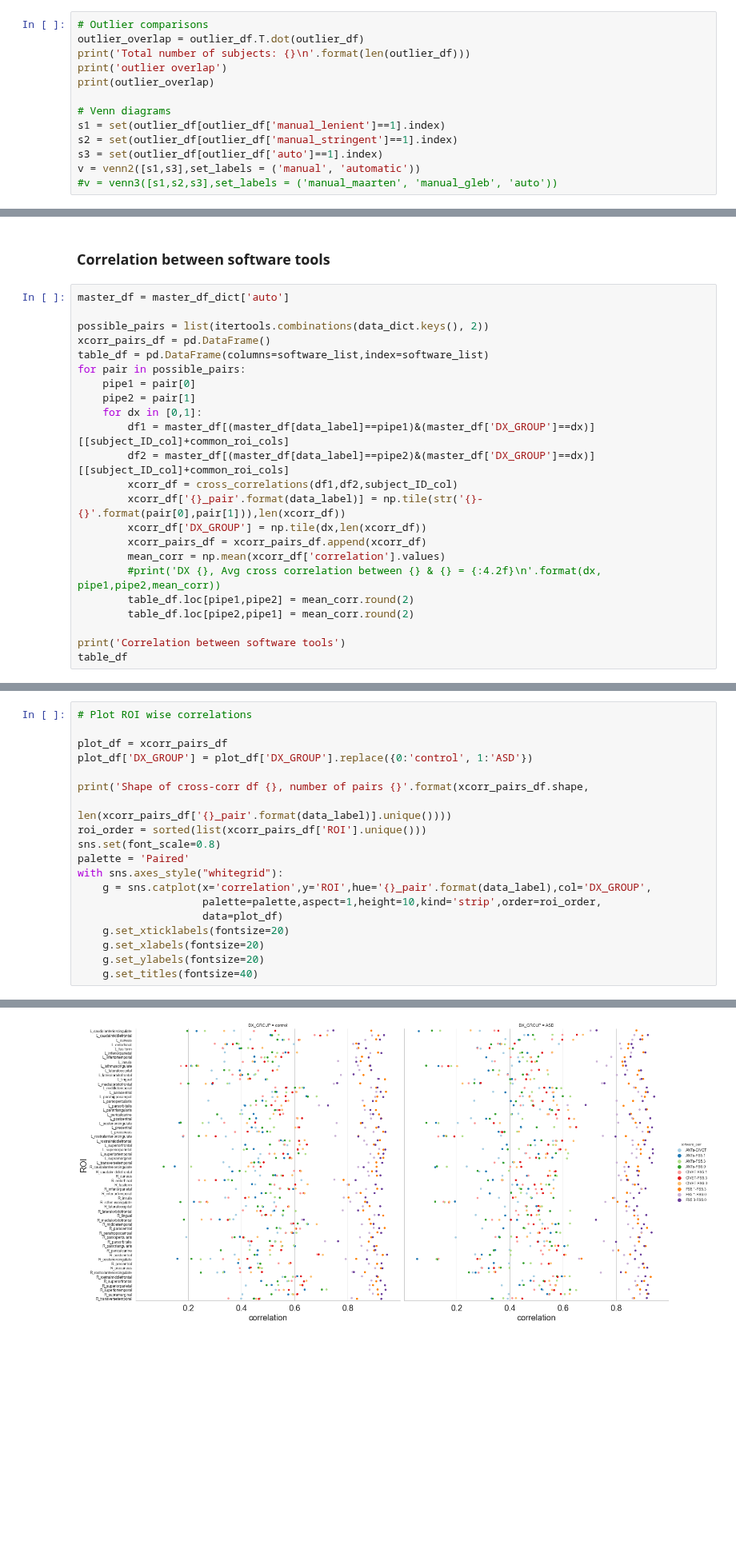
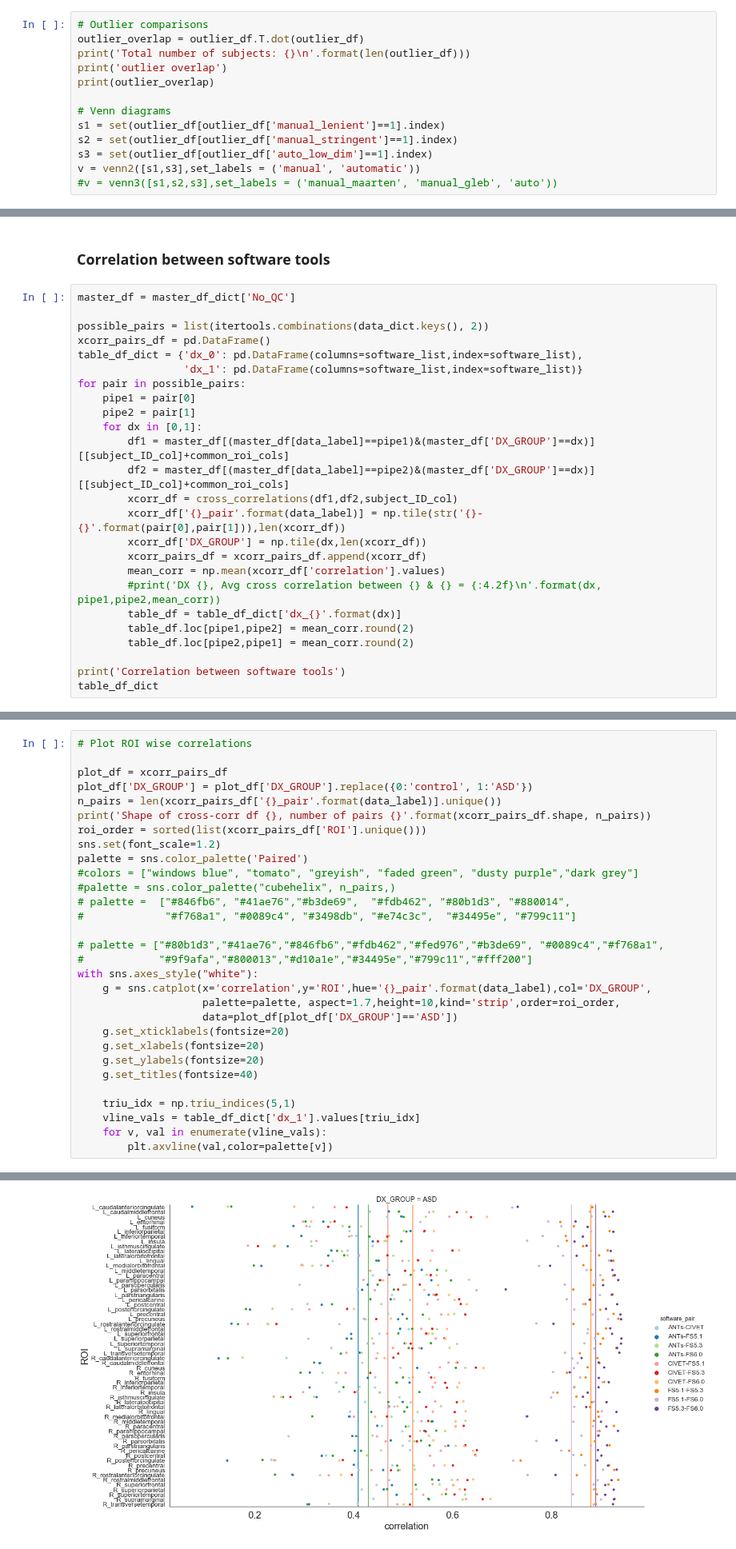
Before and after one commit to neurodatascience/compare-surf-tools, a Jupyter notebook: notebooks/run_software_comparisons.ipynb, the cells around one changed output, grey strips where cells are left out. Shown at 80% size. Saved outputs shown, nothing was run; the diff lists cells and outputs as text; blank space fills up the shorter version.

Commit message:
improved ROI correlation plot

```diff
--- a/notebooks/run_software_comparisons.ipynb
+++ b/notebooks/run_software_comparisons.ipynb
@@ -302,7 +302,7 @@ print(outlier_overlap)
 # Venn diagrams
 s1 = set(outlier_df[outlier_df['manual_lenient']==1].index)
 s2 = set(outlier_df[outlier_df['manual_stringent']==1].index)
-s3 = set(outlier_df[outlier_df['auto']==1].index)
+s3 = set(outlier_df[outlier_df['auto_low_dim']==1].index)
 v = venn2([s1,s3],set_labels = ('manual', 'automatic'))
 #v = venn3([s1,s2,s3],set_labels = ('manual_maarten', 'manual_gleb', 'auto'))
 # %% [output]
@@ -317,11 +324,12 @@ auto                           6                89    95
 # %% [markdown]
 ### Correlation between software tools
 # %%
-master_df = master_df_dict['auto']
+master_df = master_df_dict['No_QC']
 
 possible_pairs = list(itertools.combinations(data_dict.keys(), 2))
 xcorr_pairs_df = pd.DataFrame()
-table_df = pd.DataFrame(columns=software_list,index=software_list)
+table_df_dict = {'dx_0': pd.DataFrame(columns=software_list,index=software_list),
+                 'dx_1': pd.DataFrame(columns=software_list,index=software_list)}
 for pair in possible_pairs:
     pipe1 = pair[0]
     pipe2 = pair[1]
@@ -334,10 +342,11 @@ for pair in possible_pairs:
         xcorr_pairs_df = xcorr_pairs_df.append(xcorr_df)
         mean_corr = np.mean(xcorr_df['correlation'].values)
         #print('DX {}, Avg cross correlation between {} & {} = {:4.2f}\n'.format(dx, pipe1,pipe2,mean_corr))
+        table_df = table_df_dict['dx_{}'.format(dx)]
         table_df.loc[pipe1,pipe2] = mean_corr.round(2)
         table_df.loc[pipe2,pipe1] = mean_corr.round(2)
 
 print('Correlation between software tools')
-table_df
+table_df_dict
 # %% [output]
 Correlation between software tools
@@ -350,25 +369,36 @@ Correlation between software tools
 # %%
 # Plot ROI wise correlations
 
 plot_df = xcorr_pairs_df
 plot_df['DX_GROUP'] = plot_df['DX_GROUP'].replace({0:'control', 1:'ASD'})
+n_pairs = len(xcorr_pairs_df['{}_pair'.format(data_label)].unique())
+print('Shape of cross-corr df {}, number of pairs {}'.format(xcorr_pairs_df.shape, n_pairs))
+roi_order = sorted(list(xcorr_pairs_df['ROI'].unique()))
+sns.set(font_scale=1.2)
+palette = sns.color_palette('Paired')
+#colors = ["windows blue", "tomato", "greyish", "faded green", "dusty purple","dark grey"]
+#palette = sns.color_palette("cubehelix", n_pairs,)
+# palette =  ["#846fb6", "#41ae76","#b3de69",  "#fdb462", "#80b1d3", "#880014",
+#             "#f768a1", "#0089c4", "#3498db", "#e74c3c",  "#34495e", "#799c11"]
 
-print('Shape of cross-corr df {}, number of pairs {}'.format(xcorr_pairs_df.shape,
-                                                             len(xcorr_pairs_df['{}_pair'.format(data_label)].unique())))
-roi_order = sorted(list(xcorr_pairs_df['ROI'].unique()))
-sns.set(font_scale=0.8)
-palette = 'Paired'
-with sns.axes_style("whitegrid"):
+# palette = ["#80b1d3","#41ae76","#846fb6","#fdb462","#fed976","#b3de69", "#0089c4","#f768a1",
+#            "#9f9afa","#800013","#d10a1e","#34495e","#799c11","#fff200"]
+with sns.axes_style("white"):
     g = sns.catplot(x='correlation',y='ROI',hue='{}_pair'.format(data_label),col='DX_GROUP',
-                    palette=palette,aspect=1,height=10,kind='strip',order=roi_order,
-                    data=plot_df)
+                    palette=palette, aspect=1.7,height=10,kind='strip',order=roi_order,
+                    data=plot_df[plot_df['DX_GROUP']=='ASD'])
     g.set_xticklabels(fontsize=20)
     g.set_xlabels(fontsize=20)
     g.set_ylabels(fontsize=20)
     g.set_titles(fontsize=40)
+
+    triu_idx = np.triu_indices(5,1)
+    vline_vals = table_df_dict['dx_1'].values[triu_idx]
+    for v, val in enumerate(vline_vals):
+        plt.axvline(val,color=palette[v])
 # %% [output]
 Shape of cross-corr df (1240, 4), number of pairs 10
-[figure, old version]
+[figure, new version]
 # %% [markdown]
 ### Covariance / Correlation between ROIs
 # %%
```
Also changed, not shown: parts of 3 cells of this notebook, 1 other file.
